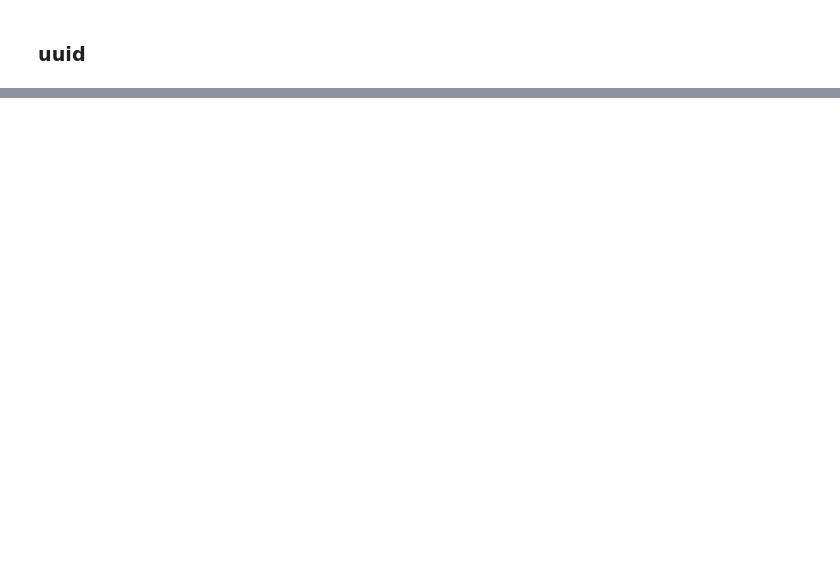
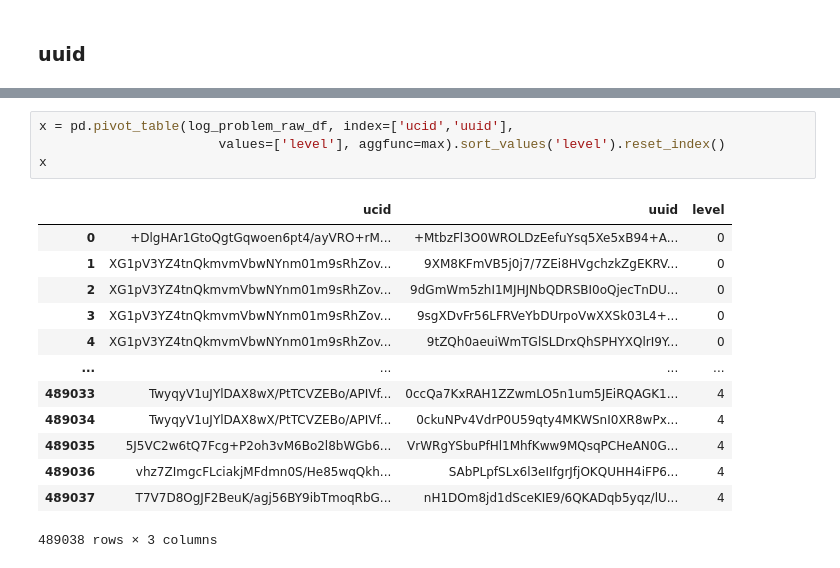
Before and after one commit to likweitan/Assessing-the-Readiness-of-HEI-in-Malaysia-to-Accept-Generation-Alpha, a Jupyter notebook: notebooks/1.3-data-exploration-log-problem.ipynb, the cells around one changed output, grey strips where cells are left out. Drawn from its saved outputs; the diff is of its cells as text; blank space fills up the shorter version.

```diff
--- a/notebooks/1.3-data-exploration-log-problem.ipynb
+++ b/notebooks/1.3-data-exploration-log-problem.ipynb
@@ -170,0 +195,18 @@ sns.barplot(log_problem_raw_df['uuid'], log_problem_raw_df['level'])
+# %%
+x = pd.pivot_table(log_problem_raw_df, index=['ucid','uuid'],
+                       values=['level'], aggfunc=max).sort_values('level').reset_index()
+x
+# %% [output]
+|  | ucid | uuid | level |
+| 0 | +DlgHAr1GtoQgtGqwoen6pt4/ayVRO+rM... | +MtbzFl3O0WROLDzEefuYsq5Xe5xB94+A... | 0 |
+| 1 | XG1pV3YZ4tnQkmvmVbwNYnm01m9sRhZov... | 9XM8KFmVB5j0j7/7ZEi8HVgchzkZgEKRV... | 0 |
+| 2 | XG1pV3YZ4tnQkmvmVbwNYnm01m9sRhZov... | 9dGmWm5zhI1MJHJNbQDRSBI0oQjecTnDU... | 0 |
+| 3 | XG1pV3YZ4tnQkmvmVbwNYnm01m9sRhZov... | 9sgXDvFr56LFRVeYbDUrpoVwXXSk03L4+... | 0 |
+| 4 | XG1pV3YZ4tnQkmvmVbwNYnm01m9sRhZov... | 9tZQh0aeuiWmTGlSLDrxQhSPHYXQlrI9Y... | 0 |
+| ... | ... | ... | ... |
+| 489033 | TwyqyV1uJYlDAX8wX/PtTCVZEBo/APIVf... | 0ccQa7KxRAH1ZZwmLO5n1um5JEiRQAGK1... | 4 |
+| 489034 | TwyqyV1uJYlDAX8wX/PtTCVZEBo/APIVf... | 0ckuNPv4VdrP0U59qty4MKWSnI0XR8wPx... | 4 |
+| 489035 | 5J5VC2w6tQ7Fcg+P2oh3vM6Bo2l8bWGb6... | VrWRgYSbuPfHl1MhfKww9MQsqPCHeAN0G... | 4 |
+| 489036 | vhz7ZImgcFLciakjMFdmn0S/He85wqQkh... | SAbPLpfSLx6l3eIIfgrJfjOKQUHH4iFP6... | 4 |
+| 489037 | T7V7D8OgJF2BeuK/agj56BY9ibTmoqRbG... | nH1DOm8jd1dSceKIE9/6QKADqb5yqz/lU... | 4 |
+489038 rows × 3 columns
```
Also changed, not shown: parts of 21 cells of this notebook, 2 other files.
